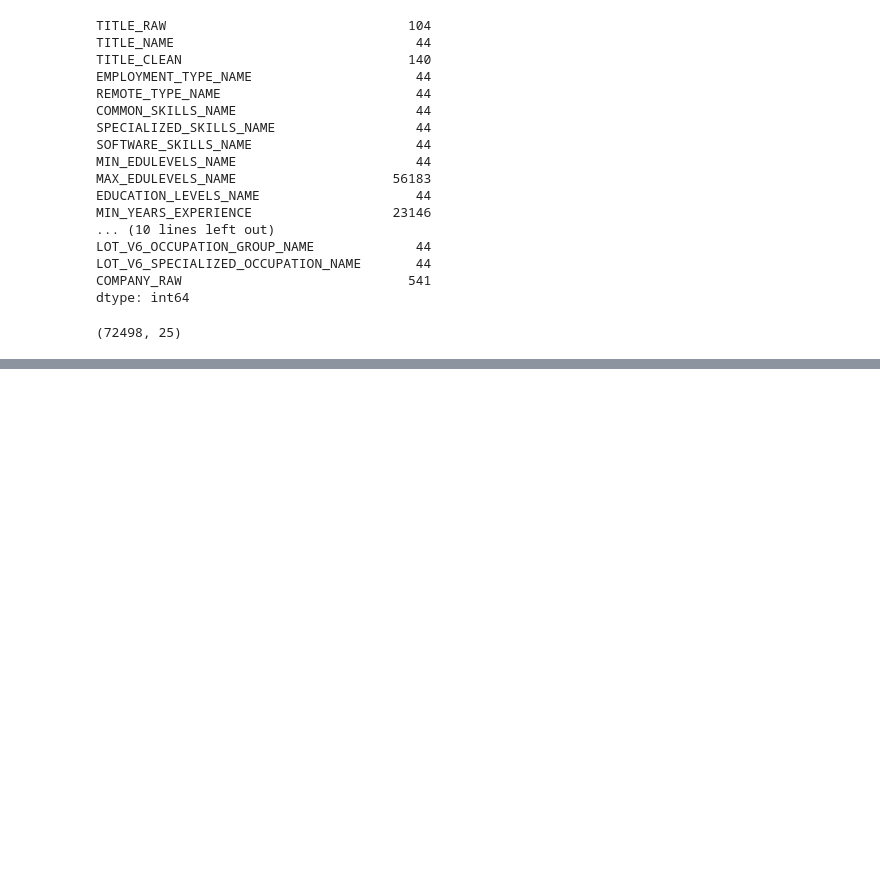
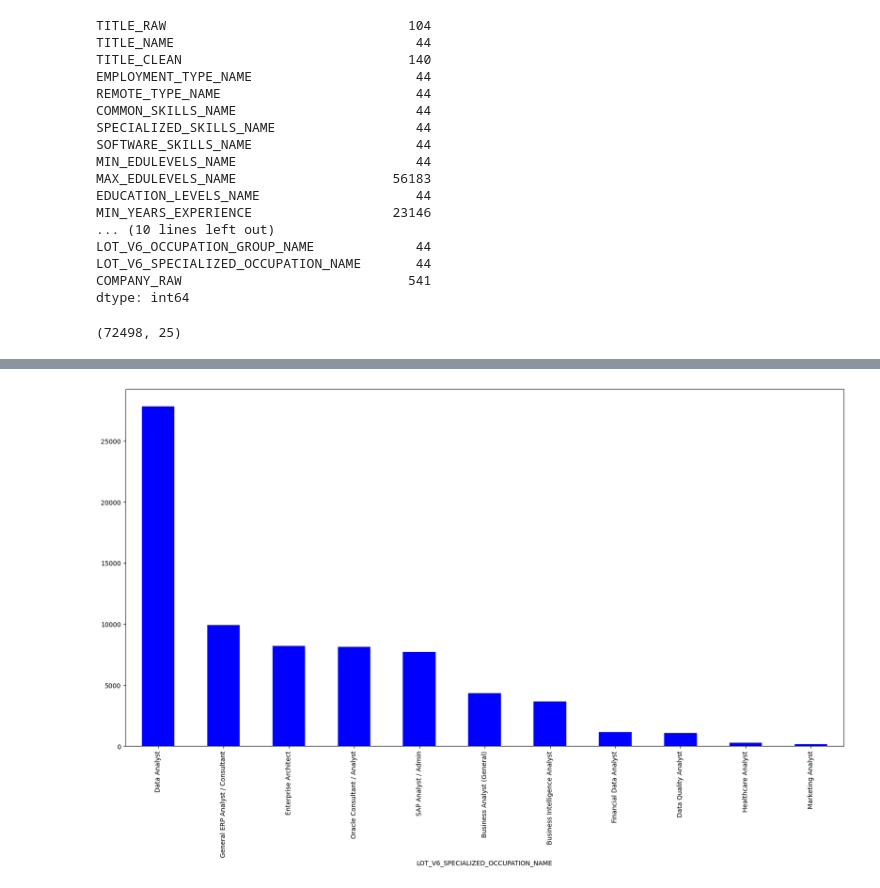
Before and after one commit to MarcoHortiales/AD688-GROUP3-JOB-MARKET-ANALYSIS, a Jupyter notebook: data_analysis.ipynb, the cells around one changed output, grey strips where cells are left out. Saved outputs shown, nothing was run; the diff lists cells and outputs as text; code cells hidden in the pictures; blank space fills up the shorter version.

Commit message:
Plot 1 (salary and job demand)

```diff
--- a/data_analysis.ipynb
+++ b/data_analysis.ipynb
@@ -161,0 +179,4 @@ df_salary.shape
+# %%
+df_job = df_selected.pd['LOT_V6_SPECIALIZED_OCCUPATION_NAME'].value_counts().plot(kind='bar', figsize=(20,10),color = 'blue')
+# %% [output]
+[figure, added]
```
Also changed, not shown: parts of 7 cells of this notebook.
